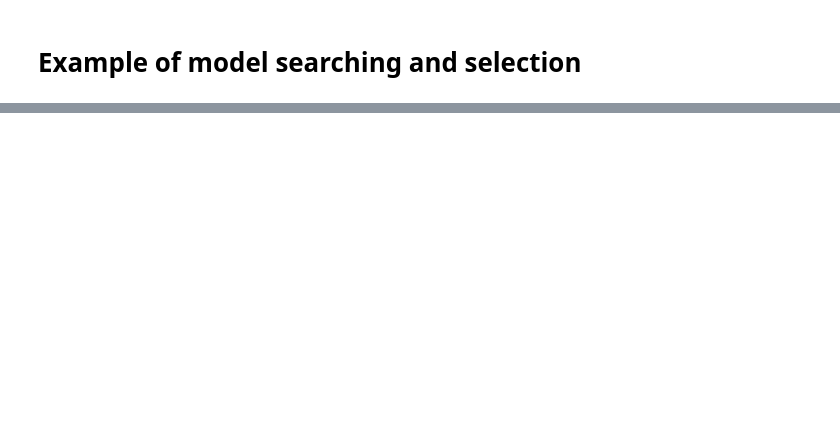
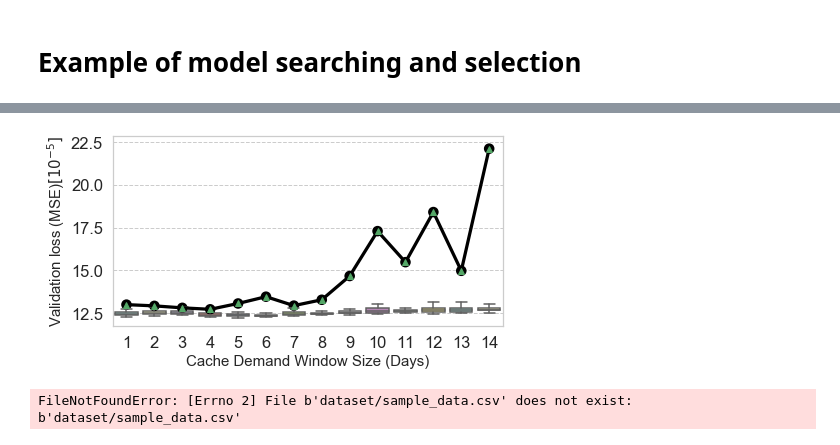
Before and after one commit to IntelligentNetworkingLAB/Deep-Learning-Model-Generator, a Jupyter notebook: main_sample_demo.ipynb, the cells around one changed output, grey strips where cells are left out. Cells and saved outputs as stored; diff of their text form; code cells hidden in the pictures; blank space fills up the shorter version.

Commit message:
Update main_sample_demo.ipynb
Fix some bugs

```diff
--- a/main_sample_demo.ipynb
+++ b/main_sample_demo.ipynb
@@ -51,5 +39,5 @@ def get_features_list(features_tmp):
     return arr
 # %%
 #load Data sample data
-df_data = pd.read_csv('dataset/2015.csv').head()
+df_data = pd.read_csv('Data_Store/sample_data.csv').head()
 # %%
@@ -85,0 +172,8 @@ form
+# %%
+model_config = pd.DataFrame({0:[],1:[],2:[],'model_type':[],'layer_type':[],'config_type':[]})
+# %%
+model_config[0]= ['[100 , 100, 100]']
+model_config[1]=['[300]']
+model_config['model_type']=['LSTM']
+model_config['config_type']=['(3,1)']
+model_config['layer_type']=['4']
@@ -85,0 +324,27 @@ form
+# %%
+####Cache demand
+x_data = "tslot"
+y_data =  "val_loss"
+
+df_tmp = pd.DataFrame()
+for i in [1,2,3,4,5,6,7,8,9,10,11,12,13,14]:
+    df_tmp=df_tmp.append(pd.read_csv('his/access_window_mse/em_log'+str(i)+'1.csv')).fillna(0)
+
+sns.set(font_scale=1.5)
+sns.set_style("whitegrid", {'grid.linestyle': '--'})
+ax = plt.figure(figsize=(7,3.5))
+ax = sns.boxplot(x=x_data, y=y_data,data=df_tmp, palette="Set3",showmeans=True,showfliers=False)
+df_mean=df_tmp.groupby([x_data])[y_data].mean().reset_index()
+ax=sns.pointplot(x=x_data, y=y_data, data=df_mean,color='black',scale=1.2,markers='o')
+
+ylabels = ['{:,.1f}'.format(x) for x in ax.get_yticks()*100000]
+ax.set_yticklabels(ylabels)
+
+plt.xlabel('Groups')
+plt.ylabel('20% Movie Counts')
+# ax.legend_.remove()
+_=plt.xlabel('Cache Demand Window Size (Days)',fontsize=15)
+_=plt.ylabel('Validation loss (MSE)$[10^{-5}]$',fontsize=15)
+plt.savefig('Plots/cache_window.png',dpi=300, bbox_inches = 'tight')
+# %% [output]
+[figure, added]
@@ -94,8 +592,8 @@ loss_fun = 'mse'
 metrics = ['loss']
 
 #defining input and output shape
-window_size = 3
-num_neighbors = 1
+window_size = 9
+num_neighbors = 3
 input_shape = [window_size,len(features_cols)*num_neighbors]
 output_shape = 1
 
@@ -107,7 +605,7 @@ sequence_by  = 'dayofyear'
 #search space prameters
 max_layers = 20
 min_layers = 1
-max_cells = 200
+max_cells = 300
 min_cells = 10
 layer_step_size = 1
 cell_step_size = 1
@@ -117,23 +615,24 @@ alpha = 1.0
 gamma = 1.0
 
 #simulation parameters
-N_MODELS = 30 # number of models to search
+N_MODELS = 100 # number of models to search
 MIN_ALPHA = 0.01
 threshold = np.linspace(1.0, MIN_ALPHA, N_MODELS) #threshold for explore and exploite
 callbacks = []
 
 #training related parameters
-verbose, nr_epochs, batch_size = 0, 70, 500
+verbose, nr_epochs, batch_size = 0, 500, 500
 
+# data_range = 3
 #creating training dataset
 x_train = []
 y_train = []
-data_set = ['2015']
+data_set = ['sample_data']
 num_xsamples = 0
 num_ysamples = 0
 for data in data_set:
     df_data = pd.read_csv('dataset/'+data+'.csv')
-    df_data = df_data[df_data[sequence_by].isin(np.arange(2,100))]
+#     df_data = df_data[df_data[sequence_by].isin(np.arange(2,100))]
     x_train_tmp, y_train_tmp = pre_process.get_train_data(df_data,find_mem_from,find_mem_basedon,sequence_by,window_size,num_neighbors,features_cols,target_label)
 
     x_train.append(x_train_tmp)
@@ -148,6 +647,8 @@ y_train = np.reshape(y_train,(num_ysamples,1))
 
 #creating validating dataset
 df_data = pd.read_csv('dataset/2016.csv')
-df_data = df_data[df_data[sequence_by].isin(np.arange(2,100))]
-x_val, y_val = pre_process.get_train_data(df_data,find_mem_from,find_mem_basedon,sequence_by,window_size,num_neighbors,features_cols,target_label)
+# df_data = df_data[df_data[sequence_by].isin(np.arange(2,100))]
+x_val, y_val =pre_process.get_train_data(df_data,find_mem_from,find_mem_basedon,sequence_by,window_size,num_neighbors,features_cols,target_label)
+# %% [output]
+FileNotFoundError: [Errno 2] File b'dataset/sample_data.csv' does not exist: b'dataset/sample_data.csv'
 # %%
```
Also changed, not shown: parts of 18 cells of this notebook.
